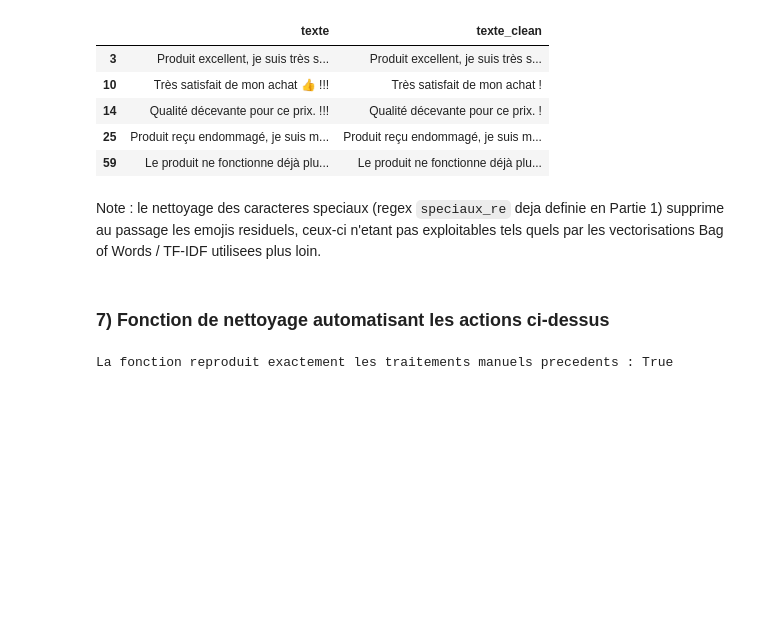
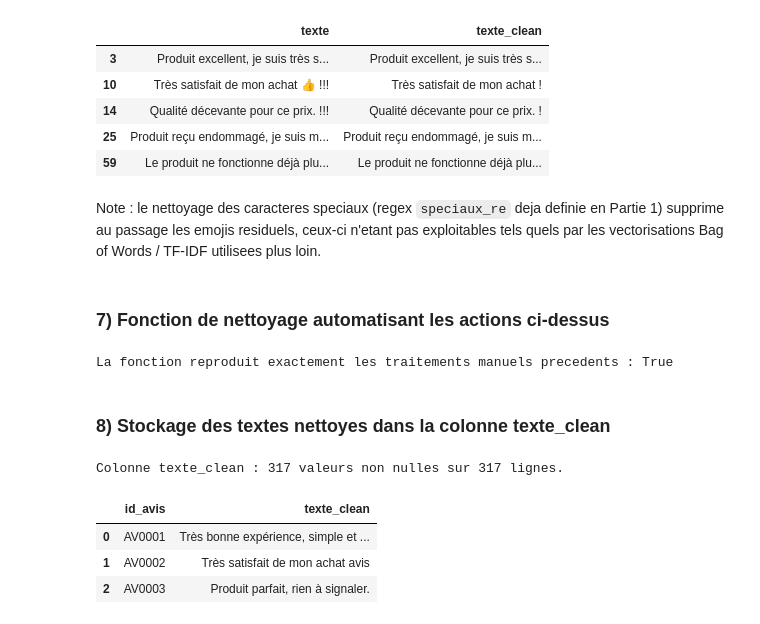
Before and after one commit to khadija470/atelier_prepa_donnees_textuelles, a Jupyter notebook: notebooks/atelier_prepa_donnees_textuelles.ipynb, the cells around one changed output. Drawn from its saved outputs; the diff is of its cells as text; code cells hidden in the pictures; blank space fills up the shorter version.

Commit message:
Partie 2 - 8) Confirmation du stockage des textes nettoyes dans texte_clean

```diff
--- a/notebooks/atelier_prepa_donnees_textuelles.ipynb
+++ b/notebooks/atelier_prepa_donnees_textuelles.ipynb
@@ -407,3 +407,14 @@ print(f"La fonction reproduit exactement les traitements manuels precedents : {i
 df = df.drop(columns=['texte_clean_v2'])
 # %% [output]
 La fonction reproduit exactement les traitements manuels precedents : True
+# %% [markdown]
+### 8) Stockage des textes nettoyes dans la colonne texte_clean
+# %%
+print(f"Colonne texte_clean : {df['texte_clean'].notna().sum()} valeurs non nulles sur {len(df)} lignes.")
+df[['id_avis', 'texte_clean']].head(3)
+# %% [output]
+Colonne texte_clean : 317 valeurs non nulles sur 317 lignes.
+|  | id_avis | texte_clean |
+| 0 | AV0001 | Très bonne expérience, simple et ... |
+| 1 | AV0002 | Très satisfait de mon achat avis |
+| 2 | AV0003 | Produit parfait, rien à signaler. |
```
